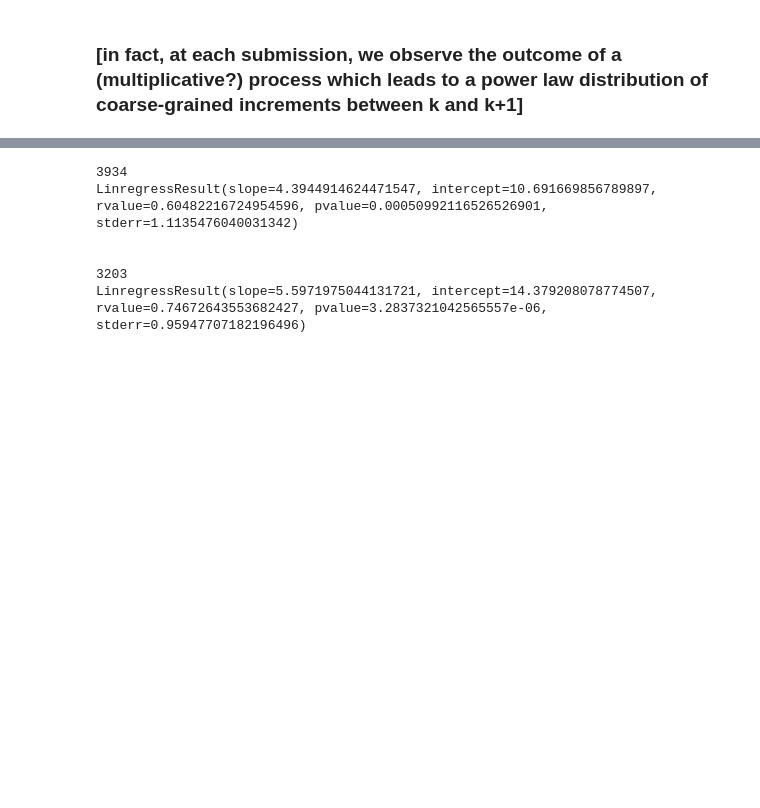
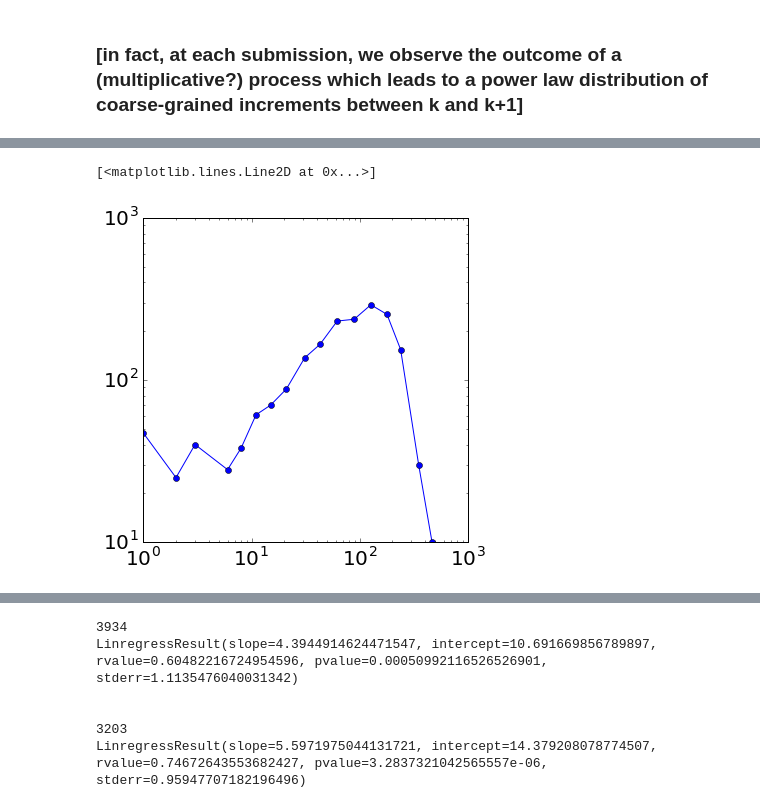
Before and after one commit to wazaahhh/bayesLearn, a Jupyter notebook: scripts/bayesLearn.ipynb, the cells around one changed output, grey strips where cells are left out. Drawn from its saved outputs; the diff is of its cells as text; code cells hidden in the pictures; blank space fills up the shorter version.

```diff
--- a/scripts/bayesLearn.ipynb
+++ b/scripts/bayesLearn.ipynb
@@ -292,0 +296,5 @@ pl.ylabel("CCDF")
+# %%
+pl.loglog(10**B['bins'],B['nPoints'],'o-')
+# %% [output]
+[<matplotlib.lines.Line2D at 0x...>]
+[figure, added]
```
Also changed, not shown: parts of 60 cells of this notebook, 7 other files.
